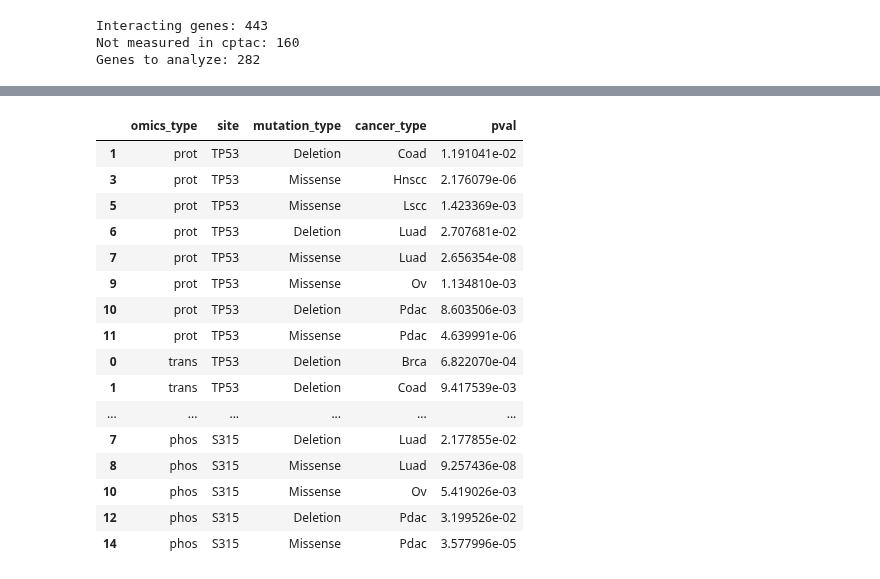
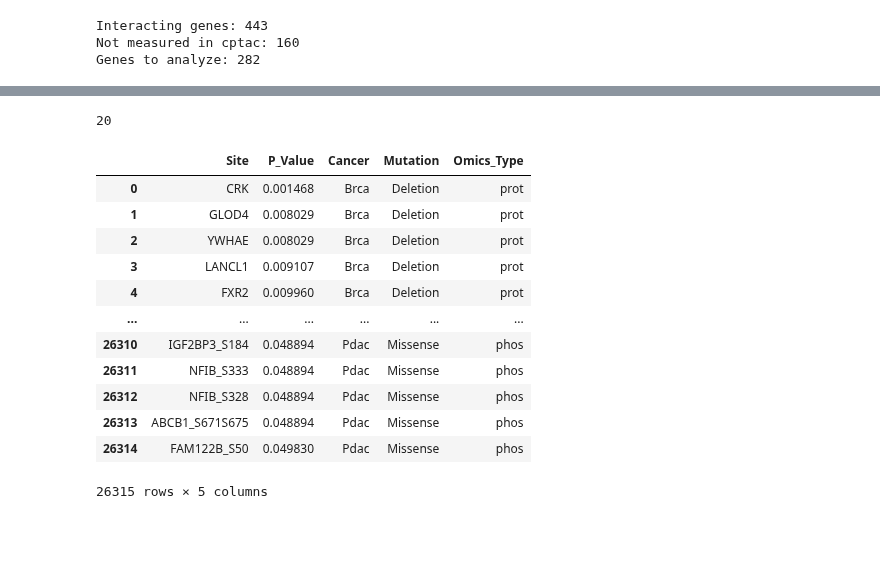
Before and after one commit to PayneLab/WhenMutationsDontMatter, a Jupyter notebook: Pancan/TP53/full_analysis.ipynb, the cells around one changed output, grey strips where cells are left out. Drawn from its saved outputs; the diff is of its cells as text; code cells hidden in the pictures; blank space fills up the shorter version.

Commit message:
No significant changes

```diff
--- a/Pancan/TP53/full_analysis.ipynb
+++ b/Pancan/TP53/full_analysis.ipynb
@@ -399,7 +406,7 @@ Not measured in cptac: 160
 Genes to analyze: 282
 # %%
 # Create a function that will analyze the protein cis effects for a given mutation type
-def analyze_trans_mutation(omics_type, genes_to_analyze = None, write_out = True, output_boxplot = True, write_insignificant=False):
+def analyze_trans_mutation(omics_type, genes_to_analyze = None, write_out = True, file_name = None, output_boxplot = True, write_insignificant=False):
     """Analyzes the cis effects for a given mutation type across all cancers.
 
     Parameters:
@@ -410,10 +417,16 @@ def analyze_trans_mutation(omics_type, genes_to_analyze = None, write_out = True
 
     Returns the output of scipy.ttest_ind() between "Wildtype" and mutation_type tumors. If analyzing phosphoproteomics, returns a list of such outputs
     """
-    if write_out:
-        # Clears the target file
-        file_name = f"Trans_Effect_output/{omics_key[omics_type].capitalize()}_Analysis_trans.txt"
+    if write_out:# Sets file name and clears target files
+        import os
+        if file_name is None:
+            file_name = f"Trans_Effect_output/{omics_key[omics_type].capitalize()}_Analysis_trans.txt"
+        if '/' in file_name:
+            directory = file_name[:file_name.rfind('/')]
+            if not os.path.exists(directory):
+                os.makedirs(directory)
         with open(file_name, 'w') as out_file: pass
+
 
     for cancer_type, dataset in datasets.items():
         ## PREPARE DATA ##
@@ -461,7 +474,7 @@ def analyze_trans_mutation(omics_type, genes_to_analyze = None, write_out = True
             ## WRITE OUT RESULT ##
             if write_out:
                 with open(file_name, 'a') as out_file:
-                    out_file.write(f"{len(result.loc[result['P_Value'] <= 0.05])} Entries\n")
+                    out_file.write(f"{len(result.loc[result['P_Value'] <= 0.05])} Significant Entries\n")
                     if not write_insignificant:
                         result = result.loc[result['P_Value'] <= 0.05]
 
@@ -469,26 +482,20 @@ def analyze_trans_mutation(omics_type, genes_to_analyze = None, write_out = True
                         data = row[1]
                         out_file.write(f"   {data['Site']}:".ljust(15) + f"{data['P_Value']}\n")
 
-#                     out_file.write("\n\n\n***SIGNIFICANT***\n")
-#                     result = result.loc[result['P_Value'] <= 0.05]
-#                     for row in result.iterrows():
-#                         data = row[1]
-#                         out_file.write(f"   {data['Cancer'].upper()} {data['Mutation']}: {data['Site']} : {data['P_Value']}\n")
-
-    ## CREATE BOXPLOT ##
-#     if output_boxplot:
+    # CREATE BOXPLOT ##
+    if output_boxplot:
 #         pval_df = pd.DataFrame(pval_dict)
-#         generate_cis_plot(boxplot_data, omics_type, pval_df)
+        generate_cis_plot(boxplot_data, omics_type, pval_df)
 
     return result
 # %%
 trans_effects = None
 for omics_type in ["prot", "trans", "phos"]:
     print(omics_type.upper() + ':')
-    data = analyze_trans_mutation(omics_type, genes_to_analyze=genes_to_analyze)
+    data = analyze_trans_mutation(omics_type, genes_to_analyze=genes_to_analyze, write_insignificant=True)
     data["Omics_Type"] = omics_type
     if trans_effects is not None:
-        pd.concat([trans_effects, data])
+        trans_effects = pd.concat([trans_effects, data])
     else:
         trans_effects = data
     print()
@@ -528,20 +519,20 @@ Pdac Missenses
 # %%
-cis_effects.loc[cis_effects.pval <= 0.05]
+len(cis_effects.loc[cis_effects.pval < 0.05])
 # %% [output]
-|  | omics_type | site | mutation_type | cancer_type | pval |
-| 1 | prot | TP53 | Deletion | Coad | 1.191041e-02 |
-| 3 | prot | TP53 | Missense | Hnscc | 2.176079e-06 |
-| 5 | prot | TP53 | Missense | Lscc | 1.423369e-03 |
-| 6 | prot | TP53 | Deletion | Luad | 2.707681e-02 |
-| 7 | prot | TP53 | Missense | Luad | 2.656354e-08 |
-| 9 | prot | TP53 | Missense | Ov | 1.134810e-03 |
-| 10 | prot | TP53 | Deletion | Pdac | 8.603506e-03 |
-| 11 | prot | TP53 | Missense | Pdac | 4.639991e-06 |
-| 0 | trans | TP53 | Deletion | Brca | 6.822070e-04 |
-| 1 | trans | TP53 | Deletion | Coad | 9.417539e-03 |
-| ... | ... | ... | ... | ... | ... |
-| 7 | phos | S315 | Deletion | Luad | 2.177855e-02 |
-| 8 | phos | S315 | Missense | Luad | 9.257436e-08 |
-| 10 | phos | S315 | Missense | Ov | 5.419026e-03 |
-| 12 | phos | S315 | Deletion | Pdac | 3.199526e-02 |
-| 14 | phos | S315 | Missense | Pdac | 3.577996e-05 |
+20
+# %%
+trans_effects
+# %% [output]
+|  | Site | P_Value | Cancer | Mutation | Omics_Type |
+| 0 | CRK | 0.001468 | Brca | Deletion | prot |
+| 1 | GLOD4 | 0.008029 | Brca | Deletion | prot |
+| 2 | YWHAE | 0.008029 | Brca | Deletion | prot |
+| 3 | LANCL1 | 0.009107 | Brca | Deletion | prot |
+| 4 | FXR2 | 0.009960 | Brca | Deletion | prot |
+| ... | ... | ... | ... | ... | ... |
+| 26310 | IGF2BP3_S184 | 0.048894 | Pdac | Missense | phos |
+| 26311 | NFIB_S333 | 0.048894 | Pdac | Missense | phos |
+| 26312 | NFIB_S328 | 0.048894 | Pdac | Missense | phos |
+| 26313 | ABCB1_S671S675 | 0.048894 | Pdac | Missense | phos |
+| 26314 | FAM122B_S50 | 0.049830 | Pdac | Missense | phos |
+26315 rows × 5 columns
```
Also changed, not shown: parts of 4 cells of this notebook, 6 other files.
